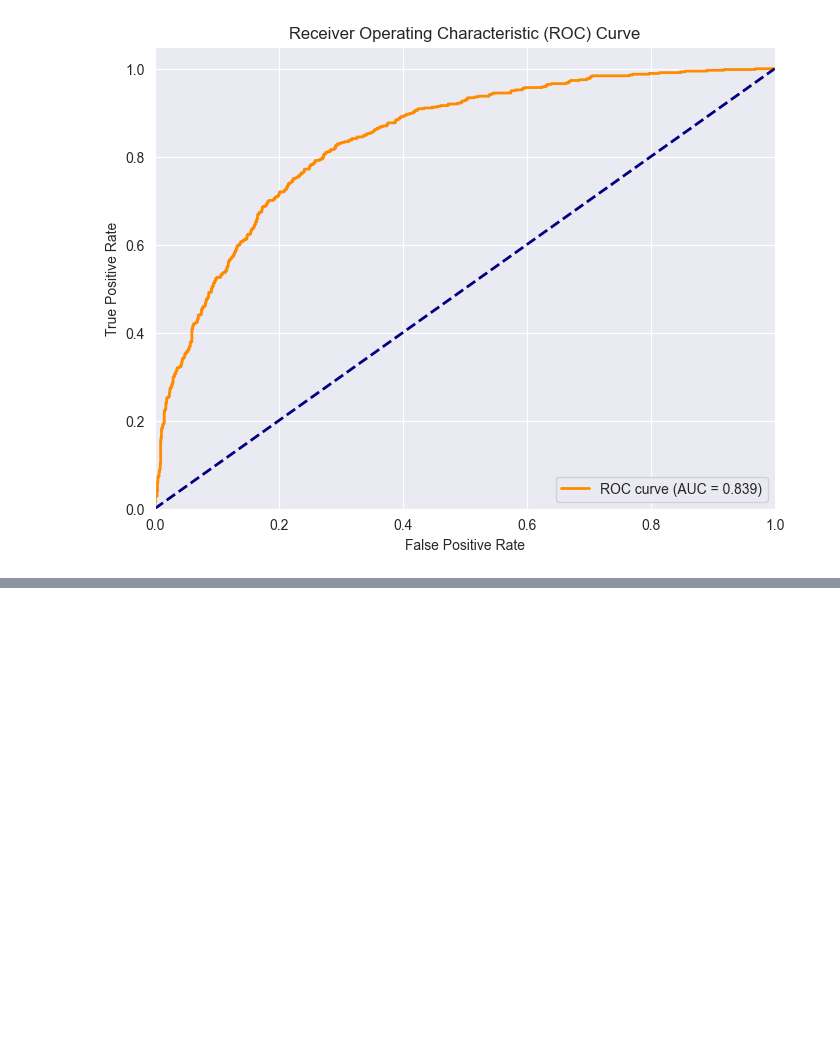
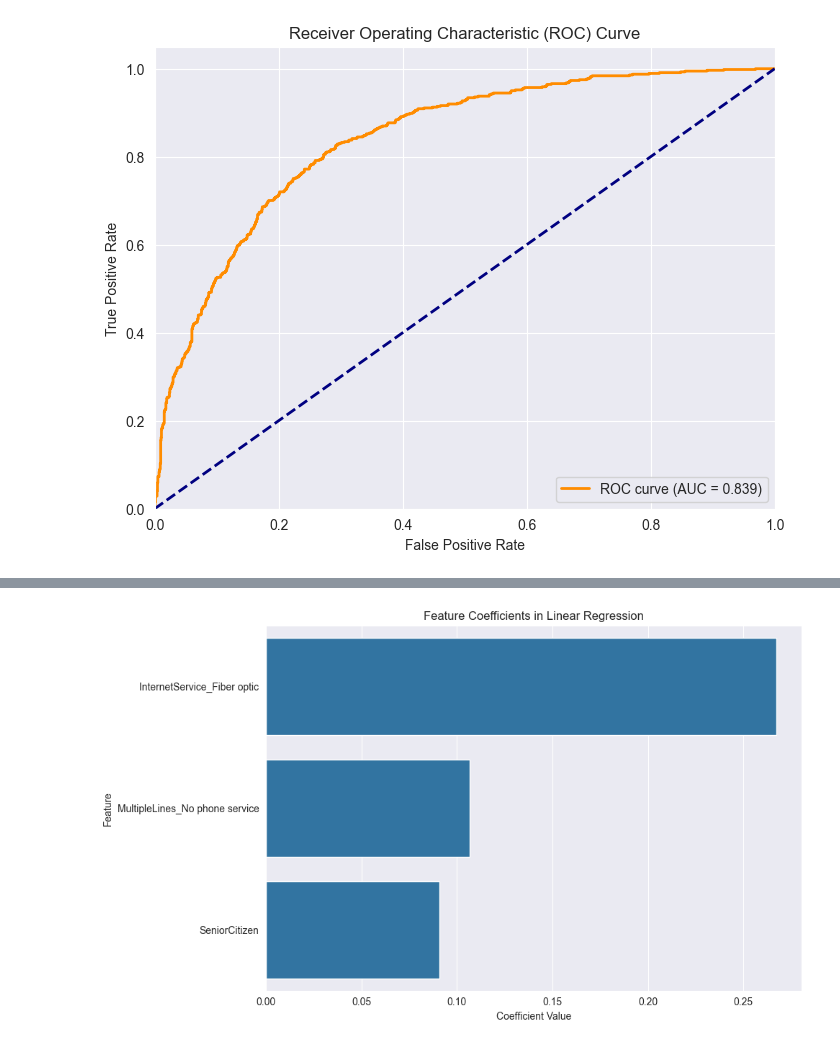
Before and after one commit to TouKhen/bloc-3, a Jupyter notebook: notebook/data-explo.ipynb, the cells around one changed output, grey strips where cells are left out. Cells and saved outputs as stored; diff of their text form; code cells hidden in the pictures; blank space fills up the shorter version.

Commit message:
Added logistic regression analysis and linear regression

```diff
--- a/notebook/data-explo.ipynb
+++ b/notebook/data-explo.ipynb
@@ -460,0 +498,28 @@ plt.show()
+# %%
+X_subset = X_dummies[
+    ['InternetService_Fiber optic', 'MultipleLines_No phone service',
+     'SeniorCitizen']]
+y = df_no_ids['Churn']
+
+X_train_sub, X_test_sub, y_train_sub, y_test_sub = train_test_split(X_subset, y,
+                                                                    test_size=0.3,
+                                                                    random_state=42)
+
+lr_model = linear_model.LinearRegression()
+lr_model.fit(X_train_sub, y_train_sub)
+y_pred_sub = lr_model.predict(X_test_sub)
+# %%
+coef_df = pd.DataFrame({
+    'Feature': X_subset.columns,
+    'Coefficient': lr_model.coef_
+})
+
+plt.figure(figsize=(10, 6))
+sns.barplot(data=coef_df, x='Coefficient', y='Feature')
+plt.title('Feature Coefficients in Linear Regression')
+plt.xlabel('Coefficient Value')
+plt.ylabel('Feature')
+plt.tight_layout()
+plt.show()
+# %% [output]
+[figure, added]
```
Also changed, not shown: parts of 14 cells of this notebook.
